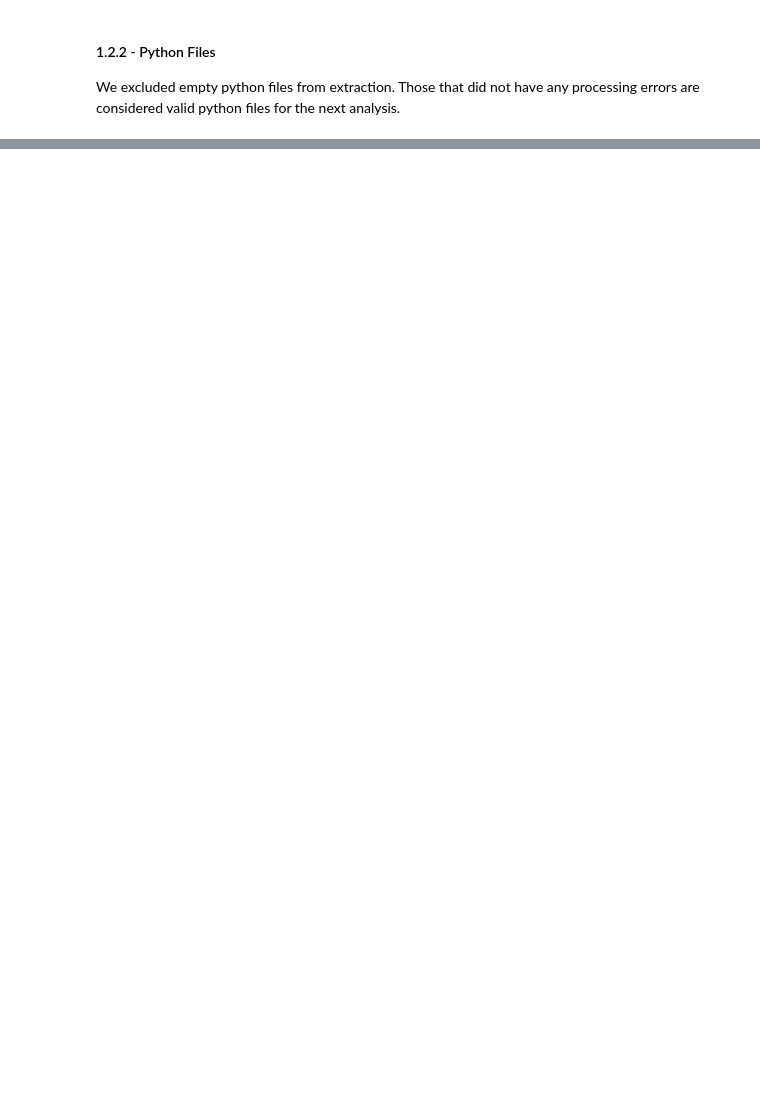
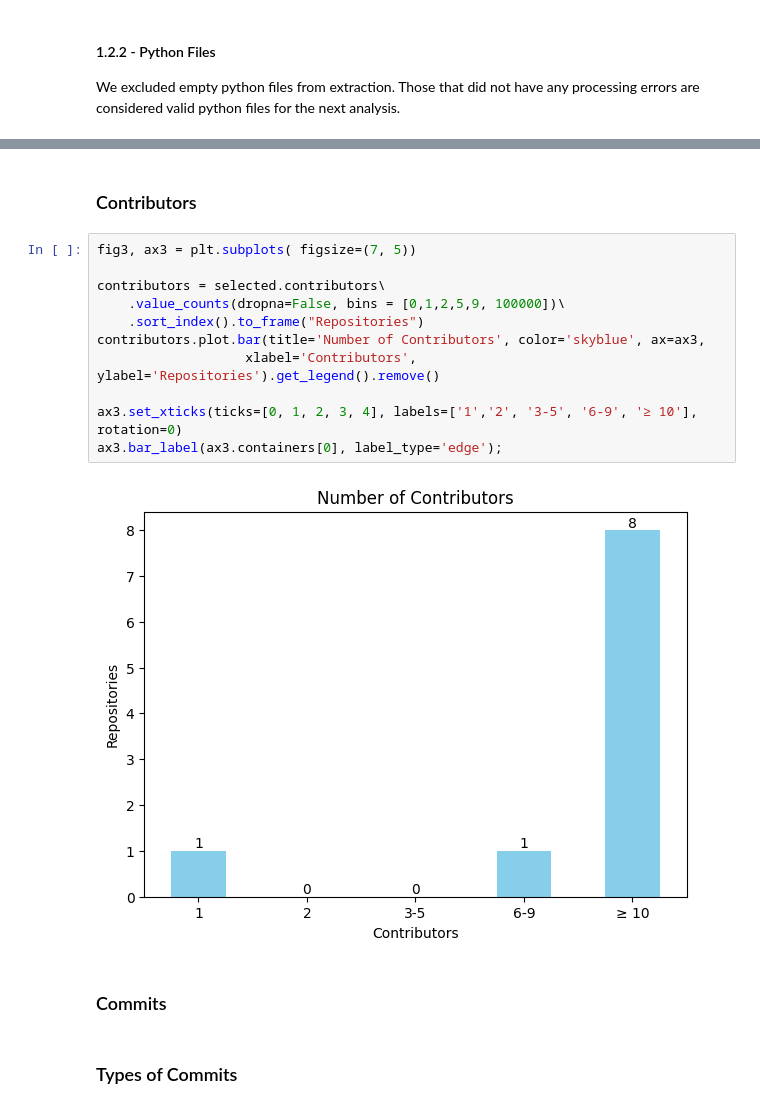
Before and after one commit to dew-uff/dsmining, a Jupyter notebook: src/analyzes/a3_selected.ipynb, the cells around one changed output, grey strips where cells are left out. Drawn from its saved outputs; the diff is of its cells as text; blank space fills up the shorter version.

```diff
--- a/src/analyzes/a3_selected.ipynb
+++ b/src/analyzes/a3_selected.ipynb
@@ -164,0 +119,19 @@ Out of the 2 Python Files:
+# %% [markdown]
+### Contributors
+# %%
+fig3, ax3 = plt.subplots( figsize=(7, 5))
+
+contributors = selected.contributors\
+    .value_counts(dropna=False, bins = [0,1,2,5,9, 100000])\
+    .sort_index().to_frame("Repositories")
+contributors.plot.bar(title='Number of Contributors', color='skyblue', ax=ax3,
+                   xlabel='Contributors', ylabel='Repositories').get_legend().remove()
+
+ax3.set_xticks(ticks=[0, 1, 2, 3, 4], labels=['1','2', '3-5', '6-9', '≥ 10'], rotation=0)
+ax3.bar_label(ax3.containers[0], label_type='edge');
+# %% [output]
+[figure, added]
+# %% [markdown]
+### Commits
+# %% [markdown]
+### Types of Commits
```
Also changed, not shown: parts of 39 cells of this notebook, 4 other files.
